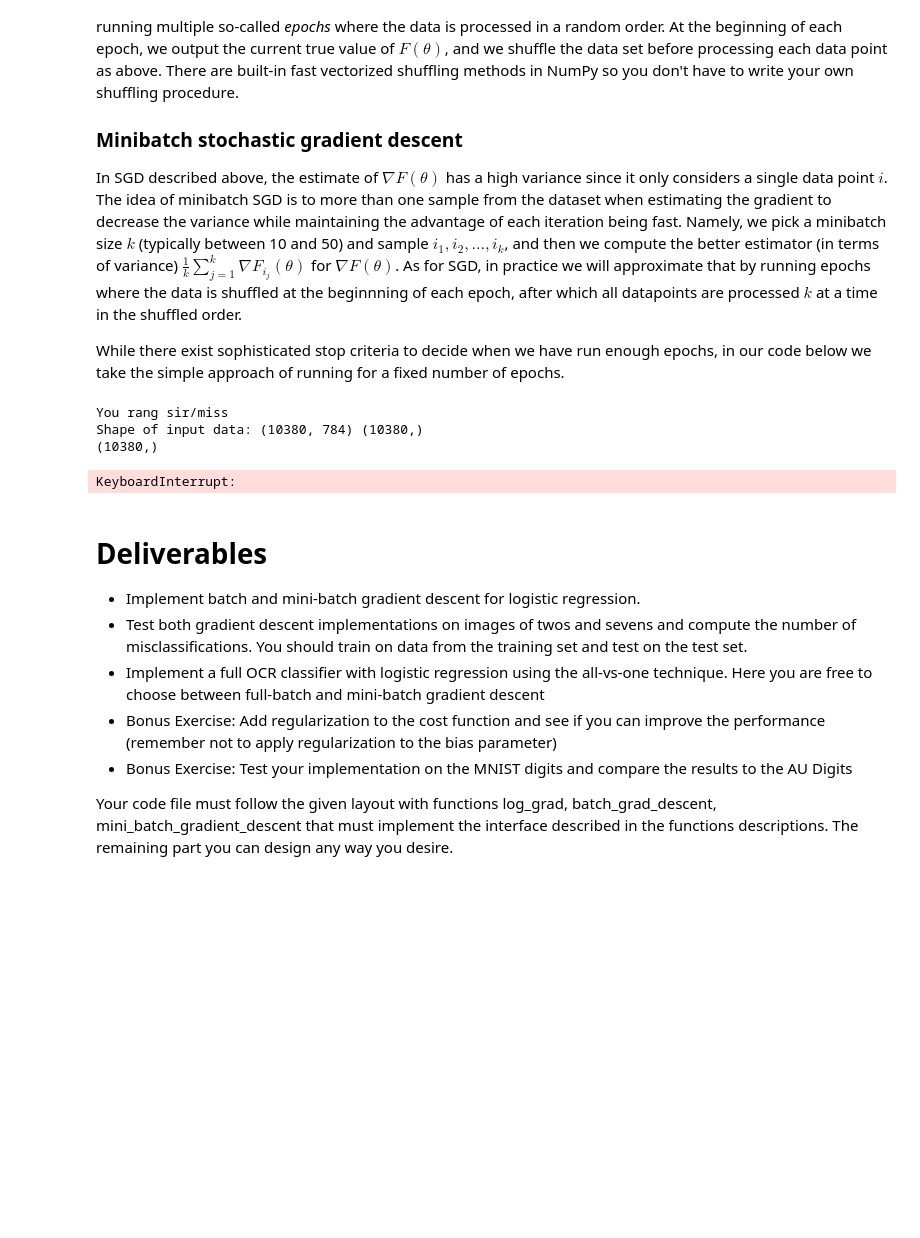
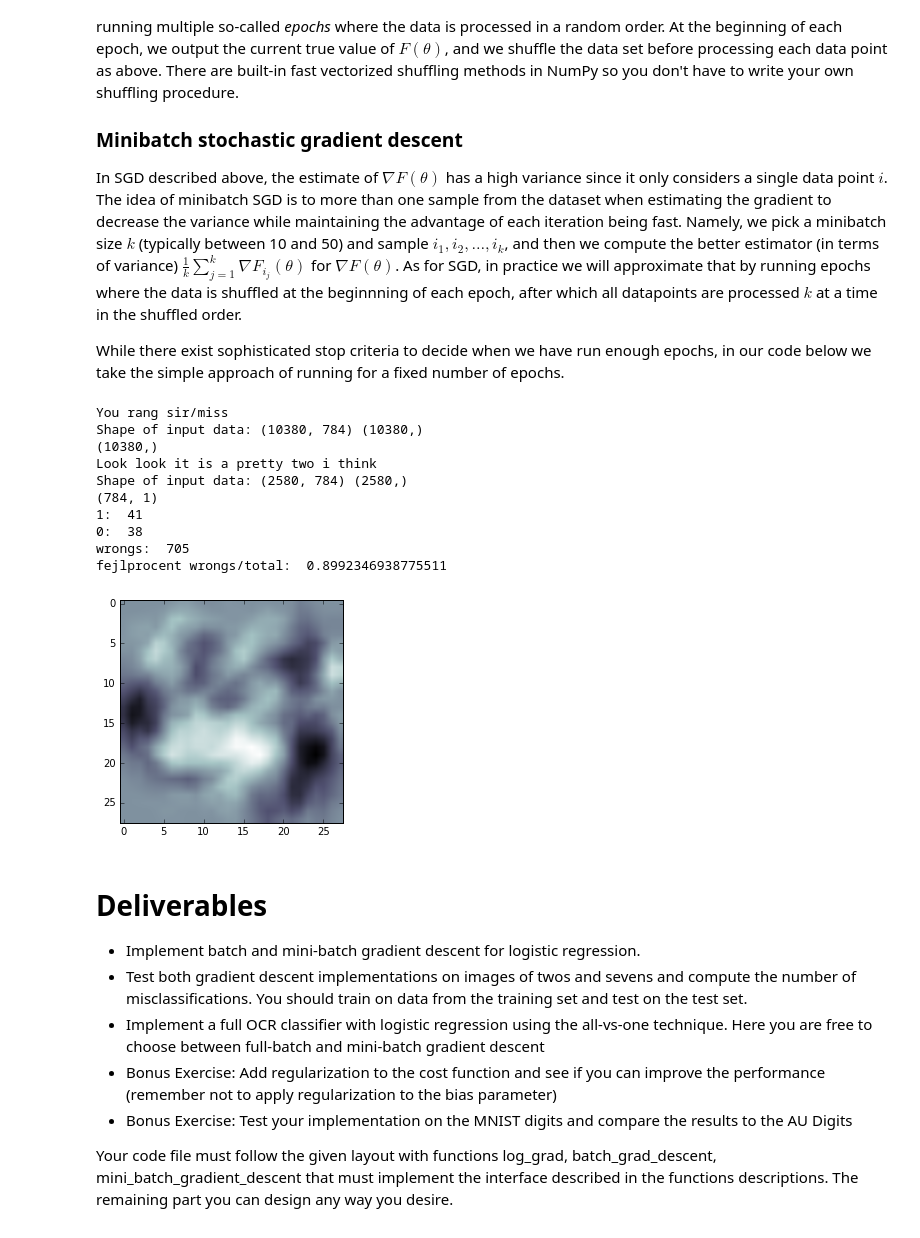
Before and after one commit to hed98bpb/MachineLearning, a Jupyter notebook: Handin1/Handin_1_Machine_Learning_2016.ipynb, the cells around one changed output. Cells and saved outputs as stored; diff of their text form; code cells hidden in the pictures; blank space fills up the shorter version.

Commit message:
now with alittlebit of testing

```diff
--- a/Handin1/Handin_1_Machine_Learning_2016.ipynb
+++ b/Handin1/Handin_1_Machine_Learning_2016.ipynb
@@ -216,10 +219,10 @@ in our code below we take the simple approach of running for a fixed number of e
 import numpy as np
 import matplotlib.pyplot as plt
 
-def load_data():
+def load_data(file):
     """Loads the training data from file"""
     # Change this to the AU digits data set when it has been released!
-    train_file = np.load('Data/auTrain.npz')
+    train_file = np.load(file)
     images = train_file['digits']
     labels = train_file['labels']
     print('Shape of input data: %s %s' % (images.shape, labels.shape))
@@ -303,10 +306,10 @@ def batch_grad_descent(X, y, w=None, reg=0):
     for i in range(500):
         cost, gradient = log_cost(X, y, w)
         if old_cost <= cost:
-            print('STOPPED')
+            print('STOPPED at ', i)
             return w
         old_cost = cost
-        w = w - 0.02*(1/n)*gradient
+        w = w - 0.03*(1/n)*gradient
 
     return w
 
@@ -327,35 +330,64 @@ def mini_batch_grad_descent(X, y, w=None, reg=0, batchsize=16, epochs=10):
     """
     print('Please implement me and use "batchsize" data points in each gradient computation')
     if w is None:
         w = np.zeros(X.shape[1])
     n = X.shape[0]
 
     return w
 
 def main():
     """An example main method. You should replace this with whatever you need."""
     print('You rang sir/miss')
-    digits, labels = load_data()
+    digits, labels = load_data('Data/auTrain.npz')
     idx1 = (labels == 2)
     idx2 = (labels == 7)
     print(idx1.shape)
     img27 = digits[idx1 | idx2,:]
     lab27 = labels[idx1 | idx2]
     lab27[lab27==2] = 0
     lab27[lab27==7] = 1
 
     w = batch_grad_descent(img27, lab27)
 
     plt.imshow(w.reshape(28, -1, order='F'), cmap='bone')
     print('Look look it is a pretty two i think')
 
+
+    #testing on auTest data
+    test_digits, test_labels = load_data('Data/auTest.npz')
+
+    print(w.shape)
+    y = np.zeros(test_digits.shape[1])
+    nb_rights_1 = 0
+    nb_rights_0 = 0
+    wrongs = 0
+    for i in range(test_digits.shape[1]):
+        sigma_w_X = logistic(np.dot(w.reshape(1,-1),img27[i, :].reshape(-1,1)))
+        if sigma_w_X > 0.5 and test_labels[i]==1:
+            nb_rights_1 += 1
+        elif sigma_w_X <= 0.5 and test_labels[i]==0:
+            nb_rights_0 += 1
+        else:
+            wrongs += 1
+    print('1: ', nb_rights_1)
+    print('0: ', nb_rights_0)
+    print('wrongs: ', wrongs)
+    print('fejlprocent wrongs/total: ', (wrongs/784))
+
 if __name__ == '__main__':
     main()
 # %% [output]
 You rang sir/miss
 Shape of input data: (10380, 784) (10380,)
 (10380,)
+Look look it is a pretty two i think
+Shape of input data: (2580, 784) (2580,)
+(784, 1)
+1:  41
+0:  38
+wrongs:  705
+fejlprocent wrongs/total:  0.8992346938775511
-KeyboardInterrupt:
+[figure, added]
 # %% [markdown]
 # Deliverables
 * Implement batch and mini-batch gradient descent for logistic regression.
```
Also changed, not shown: parts of 1 cell of this notebook.
